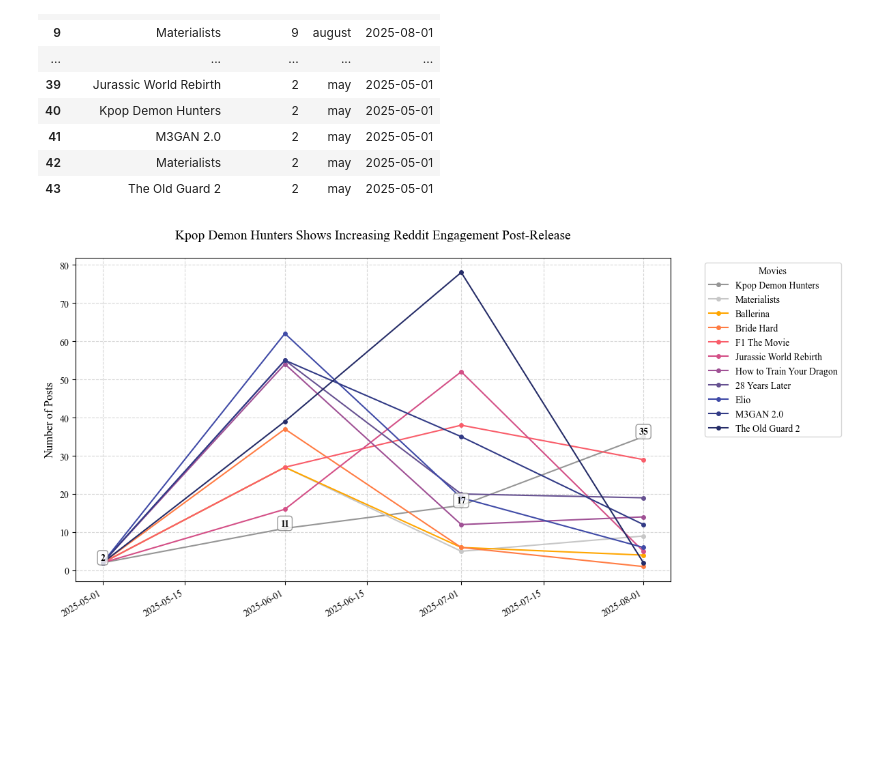
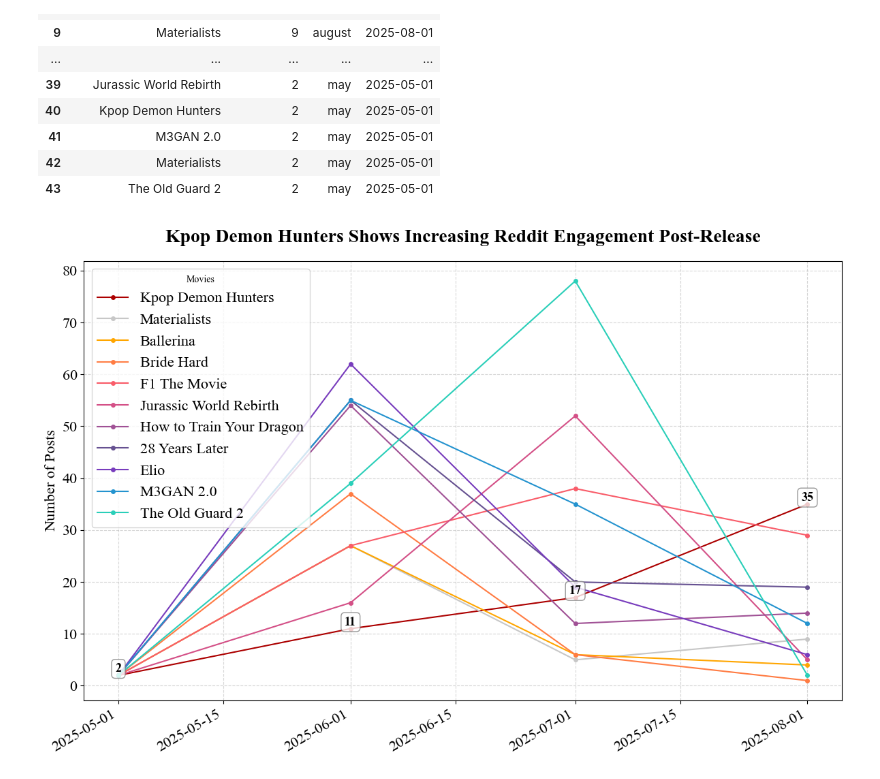
Before and after one commit to wbohanw/COMP370FinalProj, a Jupyter notebook: utils/report_plots/number_of_posts_through_month.ipynb, the cells around one changed output. Cells and saved outputs as stored; diff of their text form; code cells hidden in the pictures; blank space fills up the shorter version.

Commit message:
making new plot

```diff
--- a/utils/report_plots/number_of_posts_through_month.ipynb
+++ b/utils/report_plots/number_of_posts_through_month.ipynb
@@ -73,7 +73,7 @@ movies = [
 ]
 
 movie_colors = {
-    "Kpop Demon Hunters": "#969696",
+    "Kpop Demon Hunters": "#AC0000",
     "Materialists": "#c7c7c7",
     "Ballerina": "#ffa600",
     "Bride Hard": "#ff7c43",
@@ -81,12 +81,12 @@ movie_colors = {
     "Jurassic World Rebirth": "#d45087",
     "How to Train Your Dragon": "#a05195",
     "28 Years Later": "#665191",
-    "Elio": "#404BA7",
-    "M3GAN 2.0": "#323B86",
-    "The Old Guard 2": "#262D68"
+    "Elio": "#783CBD",
+    "M3GAN 2.0": "#2493CF",
+    "The Old Guard 2": "#2ACFB9"
 }
 # %%
-plt.figure(figsize=(12,6))  # wider for reports
+plt.figure(figsize=(12,8))  # wider for reports
 plt.rcParams['font.family'] = 'Times New Roman'
 
 movie_names = []
@@ -105,35 +105,41 @@ for movie in movies:
         movie_names.append(movie)
 
         # Annotate Kpop Demon Hunters with professional look
         if movie == "Kpop Demon Hunters":
             for x, y in zip(pivot_df.index, pivot_df[movie]):
                 plt.text(
                     x, y + 0.15, str(int(y)),
                     ha='center',
                     va='bottom',
-                    fontsize=10,
+                    fontsize=13,
                     color='black',
                     fontweight='bold',
                     bbox=dict(
                         facecolor='white',
                         edgecolor='gray',
                         alpha=0.8,
                         boxstyle='round,pad=0.3'
                     )
                 )
 
 # Titles and labels
-plt.title("Kpop Demon Hunters Shows Increasing Reddit Engagement Post-Release", fontsize=14, pad=20)
-plt.ylabel('Number of Posts', fontsize=12)
+plt.title("Kpop Demon Hunters Shows Increasing Reddit Engagement Post-Release", fontsize=20, pad=20, weight='bold')
+plt.ylabel('Number of Posts', fontsize=16)
+
+plt.xticks(fontsize=16, fontname="Times New Roman")
+plt.yticks(fontsize=16, fontname="Times New Roman")
 
 # Legend
-plt.legend(labels=movie_names, title='Movies', bbox_to_anchor=(1.05, 1), loc='upper left', frameon=True, fontsize=10)
+plt.legend(labels=movie_names, title='Movies', frameon=True, fontsize=16)
 
 # Grid and layout
 plt.grid(True, linestyle='--', alpha=0.5)
 plt.gcf().autofmt_xdate()  # rotate dates
+
+
 plt.tight_layout()
 
+plt.savefig(r'C:\Users\Default\Desktop\COMP370FinalProj\data\plot_data\number_of_posts_through_month_report.png', dpi=150)
 plt.show()
 # %% [output]
-[figure, old version]
+[figure, new version]
```
Also changed, not shown: 5 other files.
